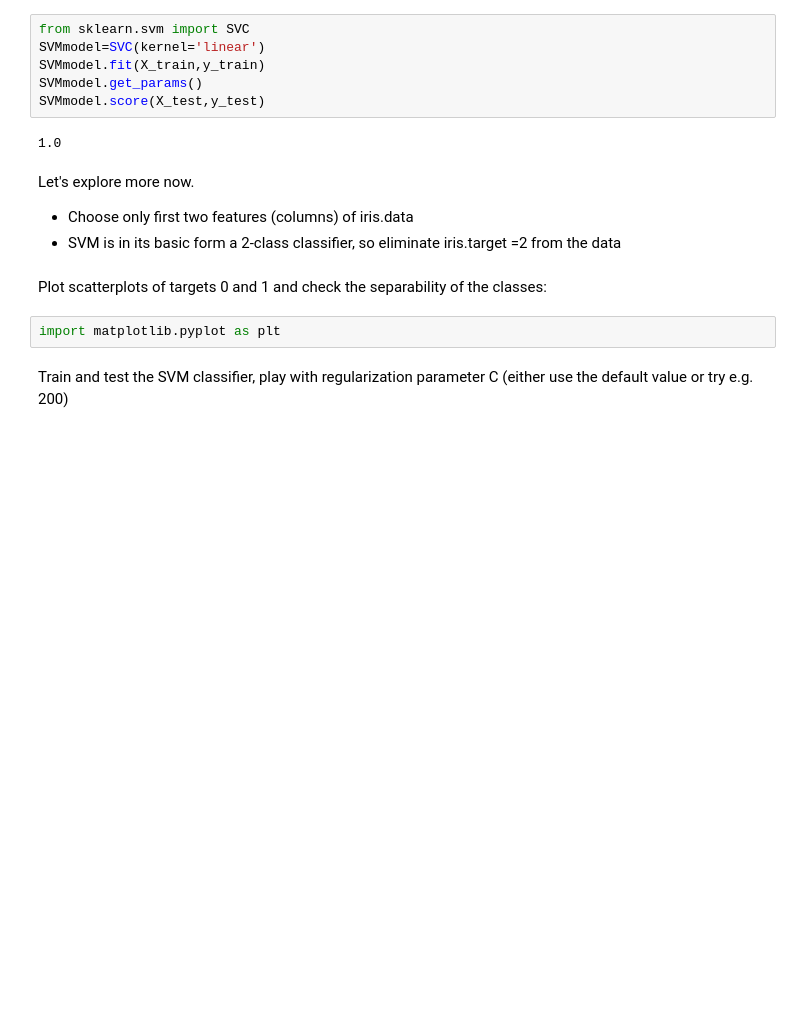
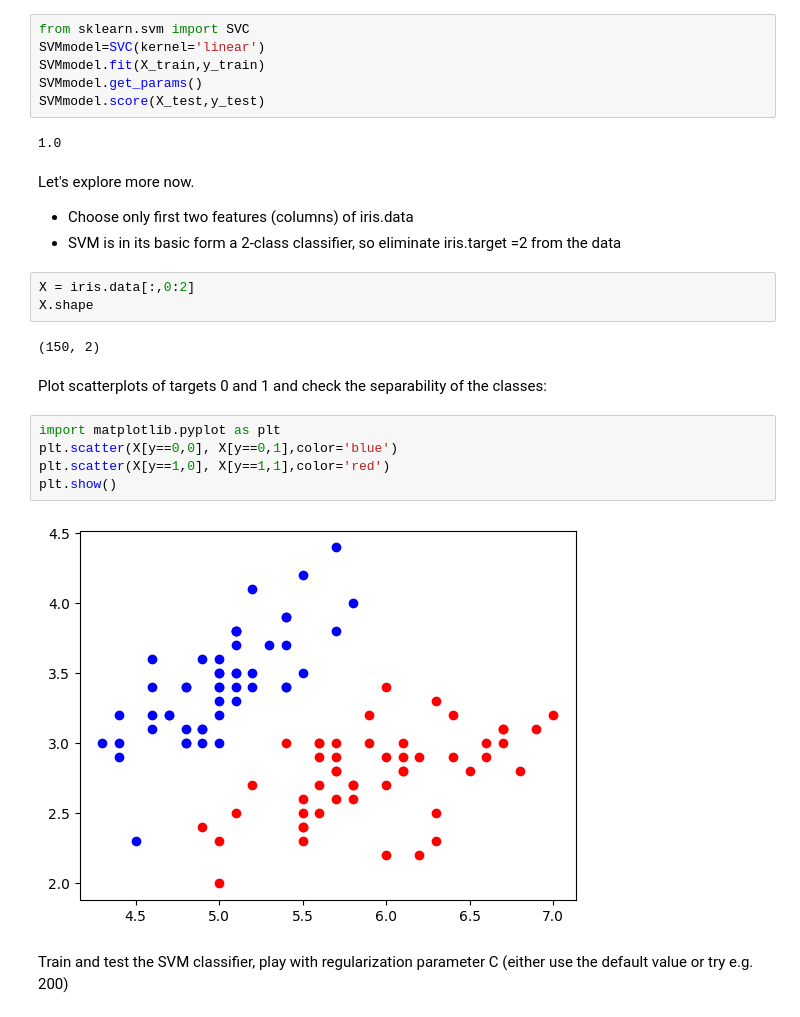
Before and after one commit to SoudruhRomanCZ/KRIVANEK-240642-MLF, a Jupyter notebook: LAB2/MPA_MLF_SVM_2students_comments.ipynb, the cells around one changed output. Drawn from its saved outputs; the diff is of its cells as text; blank space fills up the shorter version.

```diff
--- a/LAB2/MPA_MLF_SVM_2students_comments.ipynb
+++ b/LAB2/MPA_MLF_SVM_2students_comments.ipynb
@@ -39,9 +47,19 @@ Let's explore more now.
 
 *   Choose only first two features (columns) of iris.data
 *   SVM is in its basic form a 2-class classifier, so eliminate iris.target =2 from the data
+# %%
+X = iris.data[:,0:2]
+X.shape
+# %% [output]
+(150, 2)
 # %% [markdown]
 Plot scatterplots of targets 0 and 1 and check the separability of the classes:
-# %%
-import matplotlib.pyplot as plt
+# %%
+import matplotlib.pyplot as plt
+plt.scatter(X[y==0,0], X[y==0,1],color='blue')
+plt.scatter(X[y==1,0], X[y==1,1],color='red')
+plt.show()
+# %% [output]
+[figure, added]
 # %% [markdown]
 Train and test the SVM classifier, play with regularization parameter C (either use the default value or try e.g. 200)
```
Also changed, not shown: parts of 5 cells of this notebook.
